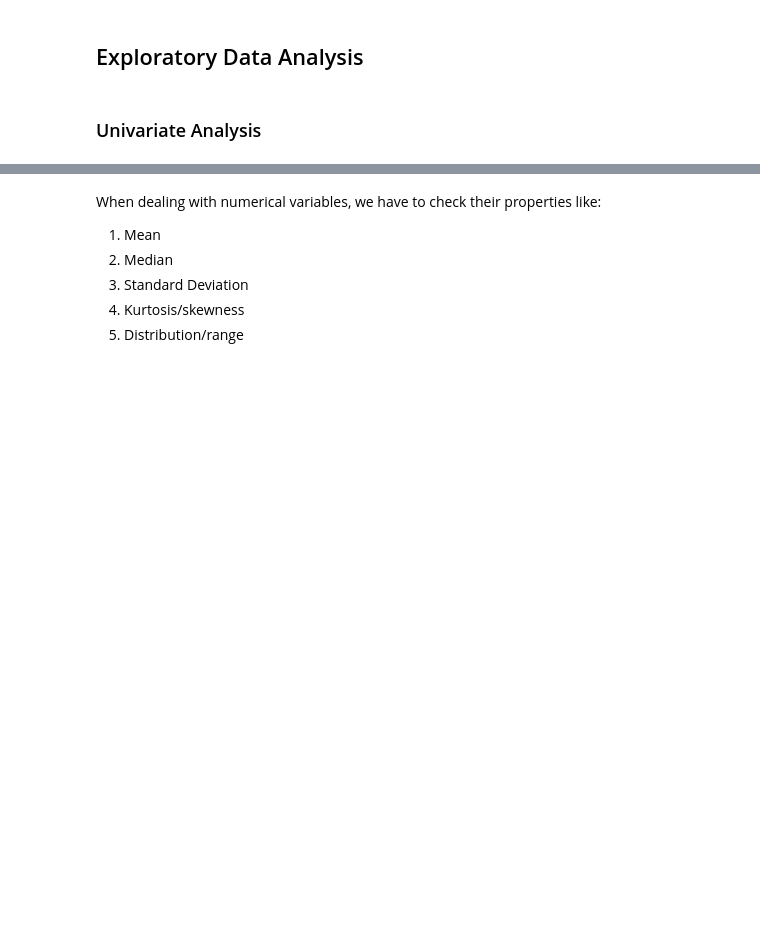
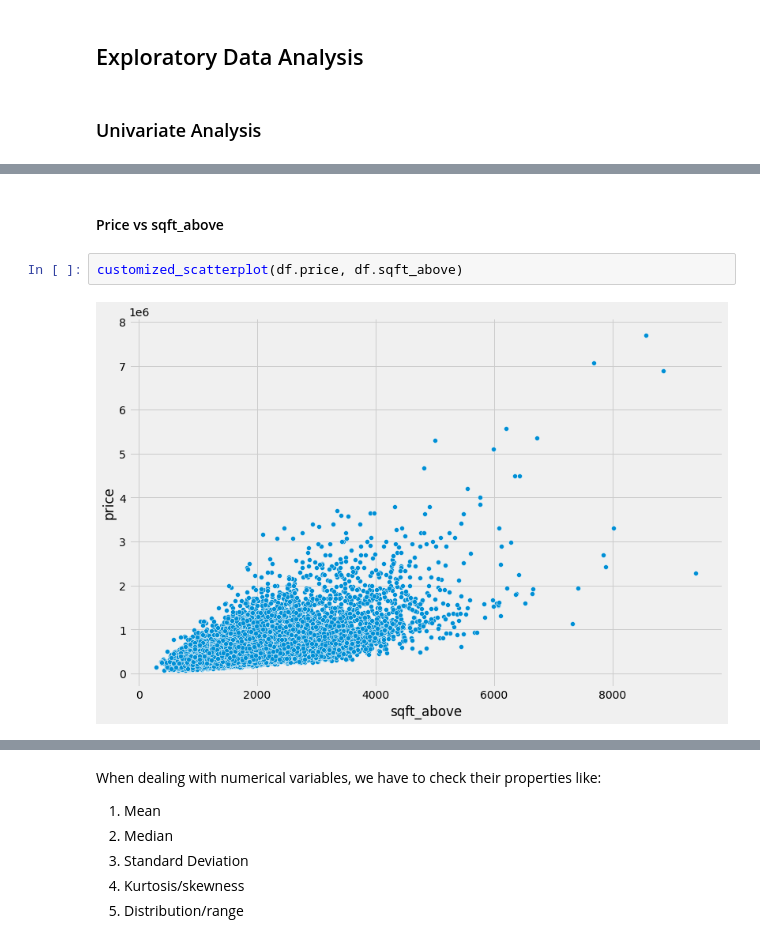
Before and after one commit to qadipo/FactorsAffectingHousePricesUsingVariousLinearRegressionMethods, a Jupyter notebook: Modelling_House_Prices.ipynb, the cells around one changed output, grey strips where cells are left out. Saved outputs shown, nothing was run; the diff lists cells and outputs as text; blank space fills up the shorter version.

```diff
--- a/Modelling_House_Prices.ipynb
+++ b/Modelling_House_Prices.ipynb
@@ -183,0 +291,6 @@ False
+# %% [markdown]
+#### Price vs sqft_above
+# %%
+customized_scatterplot(df.price, df.sqft_above)
+# %% [output]
+[figure, added]
```
Also changed, not shown: parts of 38 cells of this notebook.
